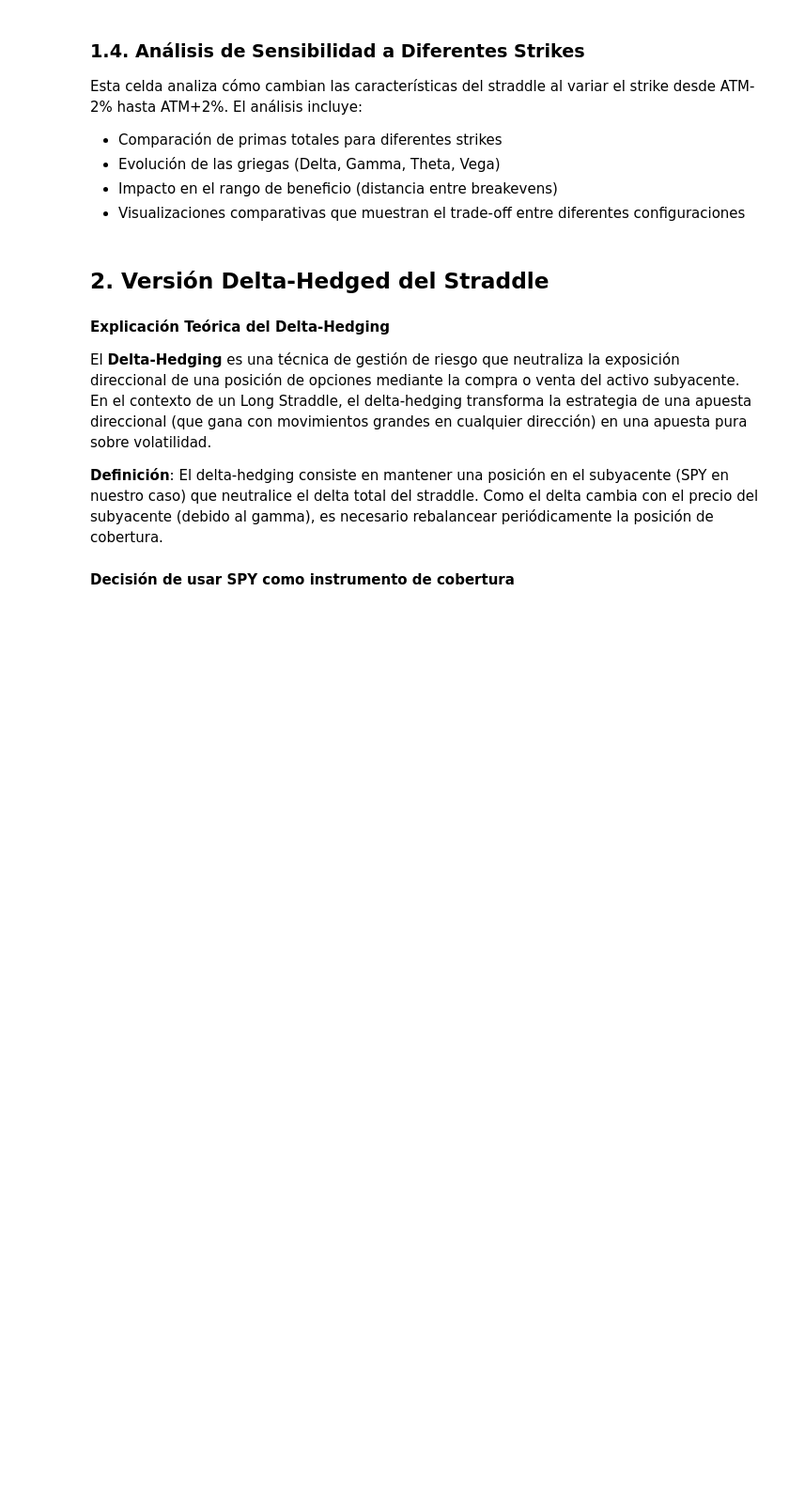
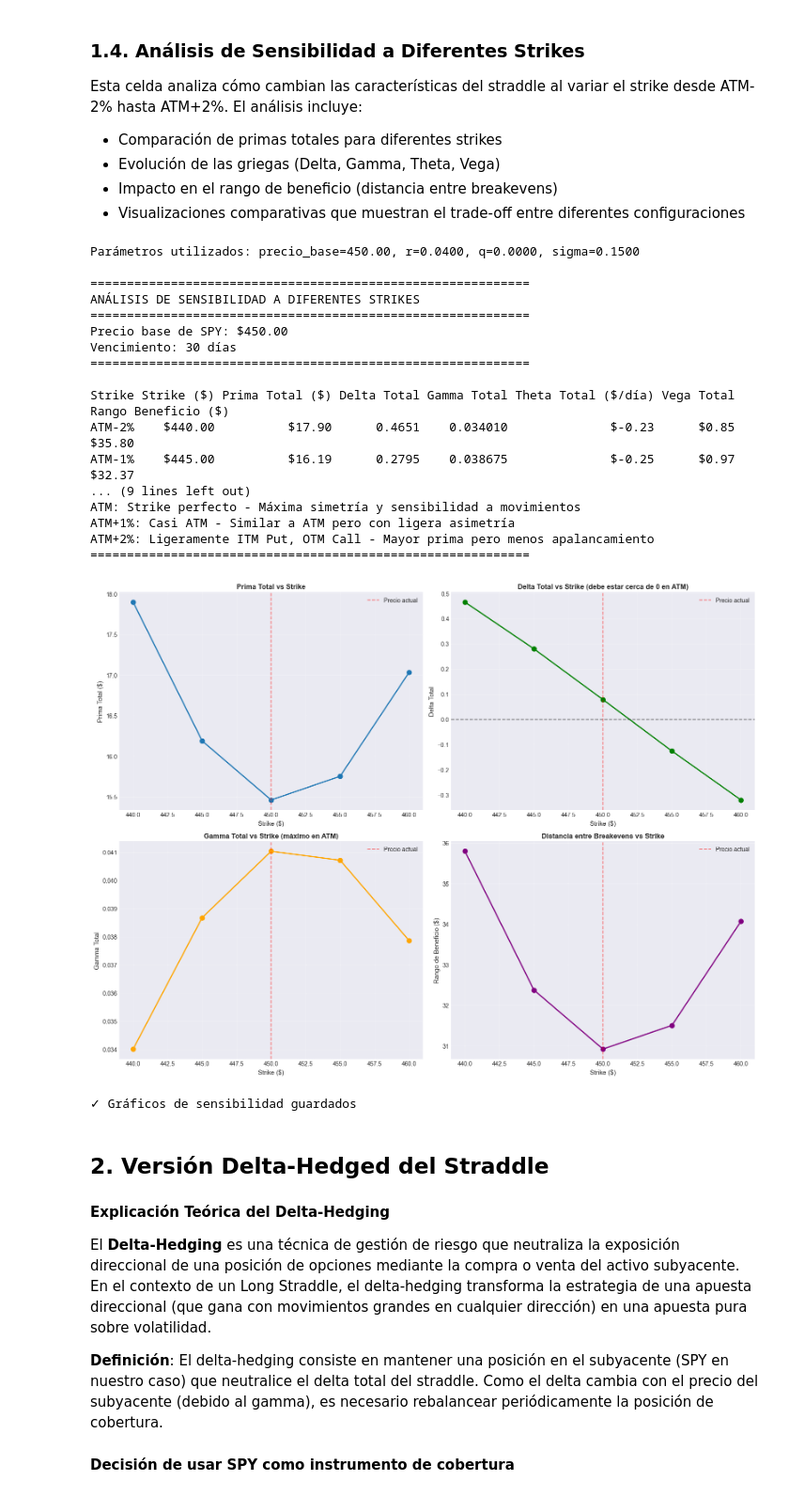
Before and after one commit to Romequinco/TAREA_DERIVADOS, a Jupyter notebook: notebook_principal.ipynb, the cells around one changed output. Shown at 94% size. Drawn from its saved outputs; the diff is of its cells as text; code cells hidden in the pictures; blank space fills up the shorter version.

```diff
--- a/notebook_principal.ipynb
+++ b/notebook_principal.ipynb
@@ -1026,16 +1091,37 @@ import pandas as pd
 import matplotlib.pyplot as plt
 
 # Obtener precio base y parámetros
+import math
+
 try:
-    precio_base = S if 'S' in dir() else 450.0
-    r_base = r if 'r' in dir() else 0.05
-    q_base = q if 'q' in dir() else 0.0
-    sigma_base = sigma if 'sigma' in dir() else 0.15
+    # Obtener valores, con validación de NaN
+    precio_base_temp = S if 'S' in dir() else 450.0
+    r_base_temp = r if 'r' in dir() else 0.05
+    q_base_temp = q if 'q' in dir() else 0.0
+    sigma_base_temp = sigma if 'sigma' in dir() else 0.15
+
+    # Validar que sean números finitos y válidos
+    precio_base = precio_base_temp if (math.isfinite(precio_base_temp) and precio_base_temp > 0) else 450.0
+    r_base = r_base_temp if math.isfinite(r_base_temp) else 0.05
+    q_base = q_base_temp if math.isfinite(q_base_temp) else 0.0
+    sigma_base = sigma_base_temp if (math.isfinite(sigma_base_temp) and sigma_base_temp > 0) else 0.15
 except:
     precio_base = 450.0
     r_base = 0.05
     q_base = 0.0
     sigma_base = 0.15
+
+# Validación final adicional para asegurar valores válidos
+if not (math.isfinite(precio_base) and precio_base > 0):
+    precio_base = 450.0
+if not math.isfinite(r_base):
+    r_base = 0.05
+if not math.isfinite(q_base):
+    q_base = 0.0
+if not (math.isfinite(sigma_base) and sigma_base > 0):
+    sigma_base = 0.15
+
+print(f"Parámetros utilizados: precio_base={precio_base:.2f}, r={r_base:.4f}, q={q_base:.4f}, sigma={sigma_base:.4f}")
 
 T = 30 / 365.0
 strike_spacing = 5.0
@@ -1140,33 +1226,53 @@ ax.set_xlabel('Strike ($)', fontsize=11)
 ax.set_ylabel('Delta Total', fontsize=11)
 ax.set_title('Delta Total vs Strike (debe estar cerca de 0 en ATM)', fontsize=12, fontweight='bold')
 ax.legend()
 ax.grid(True, alpha=0.3)
 
 # Gráfico 3: Gamma Total vs Strike
 ax = axes[1, 0]
 ax.plot(df_sensibilidad['Strike_Valor'], df_sensibilidad['Gamma_Total'], 'o-', linewidth=2, markersize=8, color='orange')
 ax.axvline(precio_base, color='r', linestyle='--', alpha=0.5, label='Precio actual')
 ax.set_xlabel('Strike ($)', fontsize=11)
 ax.set_ylabel('Gamma Total', fontsize=11)
 ax.set_title('Gamma Total vs Strike (máximo en ATM)', fontsize=12, fontweight='bold')
 ax.legend()
 ax.grid(True, alpha=0.3)
 
 # Gráfico 4: Rango de Beneficio vs Strike
 ax = axes[1, 1]
 ax.plot(df_sensibilidad['Strike_Valor'], df_sensibilidad['Rango_Beneficio'], 'o-', linewidth=2, markersize=8, color='purple')
 ax.axvline(precio_base, color='r', linestyle='--', alpha=0.5, label='Precio actual')
 ax.set_xlabel('Strike ($)', fontsize=11)
 ax.set_ylabel('Rango de Beneficio ($)', fontsize=11)
 ax.set_title('Distancia entre Breakevens vs Strike', fontsize=12, fontweight='bold')
 ax.legend()
 ax.grid(True, alpha=0.3)
 
 plt.tight_layout()
 plt.savefig('images/straddle_sensibilidad_strikes.png', dpi=300, bbox_inches='tight')
 plt.show()
 
 print(f"✓ Gráficos de sensibilidad guardados")
+# %% [output]
+Parámetros utilizados: precio_base=450.00, r=0.0400, q=0.0000, sigma=0.1500
+
+============================================================
+ANÁLISIS DE SENSIBILIDAD A DIFERENTES STRIKES
+============================================================
+Precio base de SPY: $450.00
+Vencimiento: 30 días
+============================================================
+
+Strike Strike ($) Prima Total ($) Delta Total Gamma Total Theta Total ($/día) Vega Total Rango Beneficio ($)
+ATM-2%    $440.00          $17.90      0.4651    0.034010              $-0.23      $0.85              $35.80
+ATM-1%    $445.00          $16.19      0.2795    0.038675              $-0.25      $0.97              $32.37
+... (9 lines left out)
+ATM: Strike perfecto - Máxima simetría y sensibilidad a movimientos
+ATM+1%: Casi ATM - Similar a ATM pero con ligera asimetría
+ATM+2%: Ligeramente ITM Put, OTM Call - Mayor prima pero menos apalancamiento
+============================================================
+[figure, added]
+✓ Gráficos de sensibilidad guardados
 # %% [markdown]
 ## 2. Versión Delta-Hedged del Straddle
 
```
Also changed, not shown: parts of 21 cells of this notebook, 13 other files.
